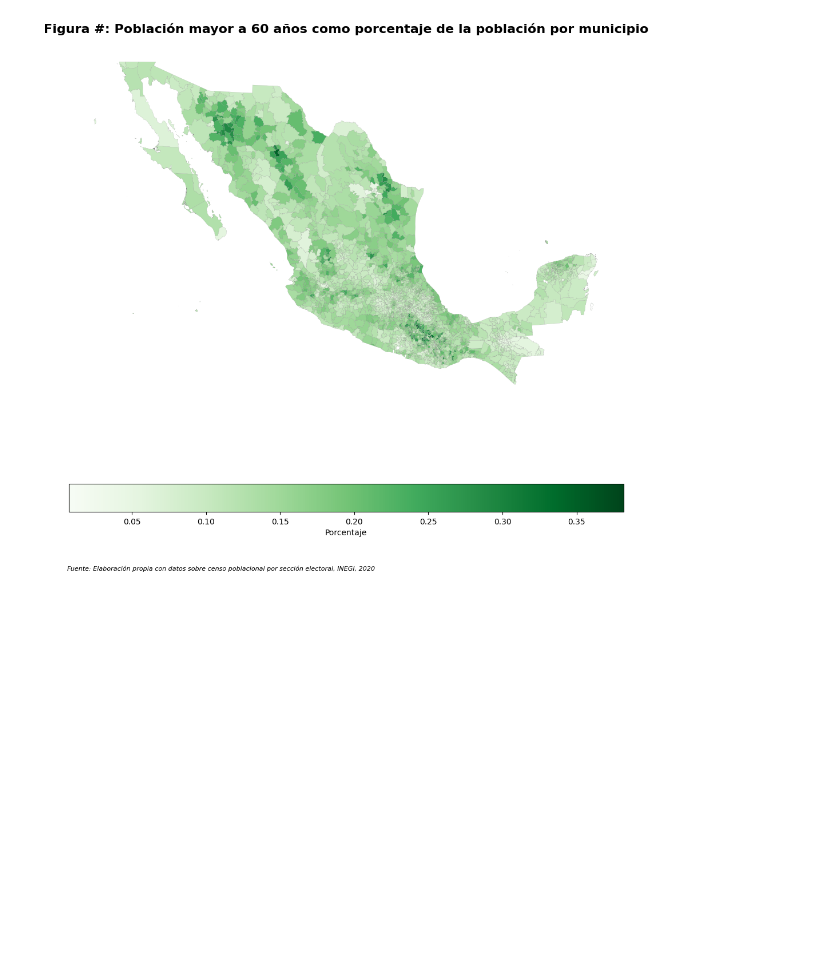
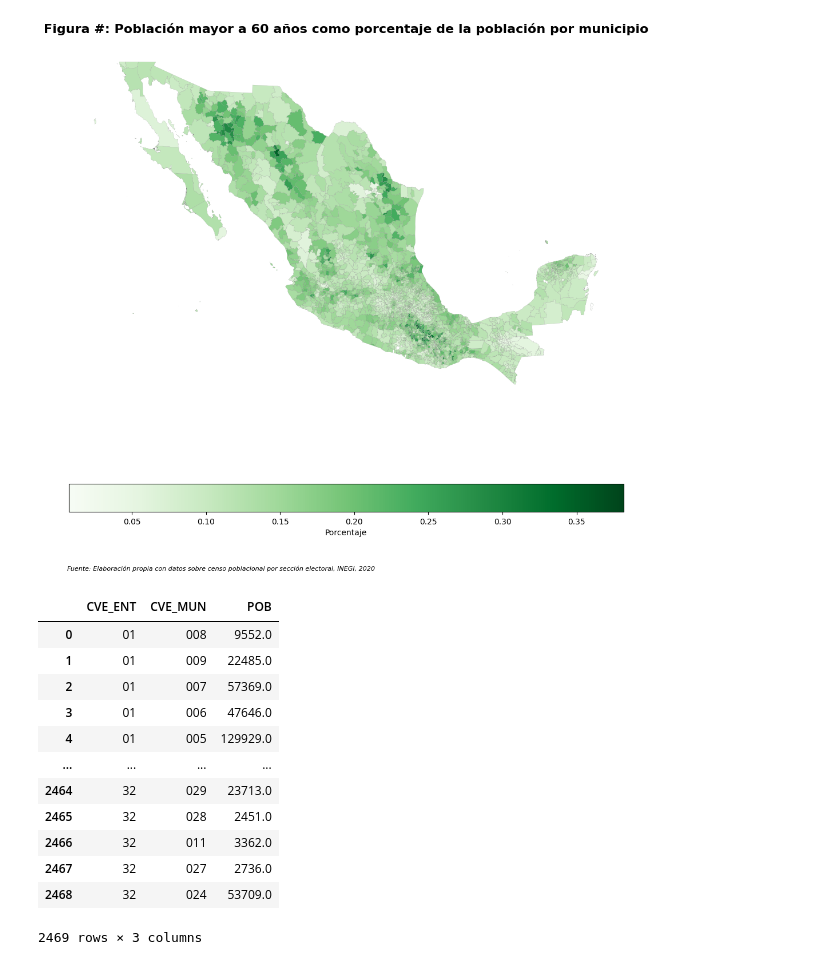
Before and after one commit to guillermoArr/Dataton_2024, a Jupyter notebook: src/Poblacion.ipynb, the cells around one changed output. Drawn from its saved outputs; the diff is of its cells as text; code cells hidden in the pictures; blank space fills up the shorter version.

```diff
--- a/src/Poblacion.ipynb
+++ b/src/Poblacion.ipynb
@@ -125,7 +125,7 @@ censo = pd.read_csv("../Data/INE_SECCION_2020.csv")
 #         plt.close(fig)  # Close the figure to free memory
 # %%
 # Leemos los datos por municipio
-municipios = gpd.read_file("../Data/mg_2023_integrado/conjunto_de_datos/00mun.shp")
+municipios = gpd.read_file("../data/mg_2023_integrado/conjunto_de_datos/00mun.shp")
 # %%
 # Definimos una función para leer archivos de excel que contienen información del censo por municipio
 def process_excel_files(directory):
@@ -149,7 +149,7 @@ def process_excel_files(directory):
     return result
 
 # Leemos y extrameos los datos
-directory = '../Data/CensoMunicipios/'
+directory = '../data/CensoMunicipios/'
 combined_df = process_excel_files(directory)
 # %%
 # Juntamos la información del censo con los datos por municipio
@@ -273,3 +273,7 @@ plt.tight_layout()
 plt.show()
 # %% [output]
 [figure]
+# %%
+municipios_w_vars_filt = municipios_w_vars[["CVE_ENT", "CVE_MUN", "POB"]]
+municipios_w_vars_children_filt = municipios_w_vars_children[["CVE_ENT", "CVE_MUN", "POB_NIÑOS","POB_NIÑOS_PER"]]
+municipios_w_vars_senior_filt = municipios_w_vars_senior[["CVE_ENT", "CVE_MUN", "POB_SENIOR","POB_SENIOR_PER"]]
@@ -275,0 +284,16 @@ plt.show()
+# %%
+municipios_w_vars_filt
+# %% [output]
+|  | CVE_ENT | CVE_MUN | POB |
+| 0 | 01 | 008 | 9552.0 |
+| 1 | 01 | 009 | 22485.0 |
+| 2 | 01 | 007 | 57369.0 |
+| 3 | 01 | 006 | 47646.0 |
+| 4 | 01 | 005 | 129929.0 |
+| ... | ... | ... | ... |
+| 2464 | 32 | 029 | 23713.0 |
+| 2465 | 32 | 028 | 2451.0 |
+| 2466 | 32 | 011 | 3362.0 |
+| 2467 | 32 | 027 | 2736.0 |
+| 2468 | 32 | 024 | 53709.0 |
+2469 rows × 3 columns
```
Also changed, not shown: parts of 5 cells of this notebook, 4 other files.
